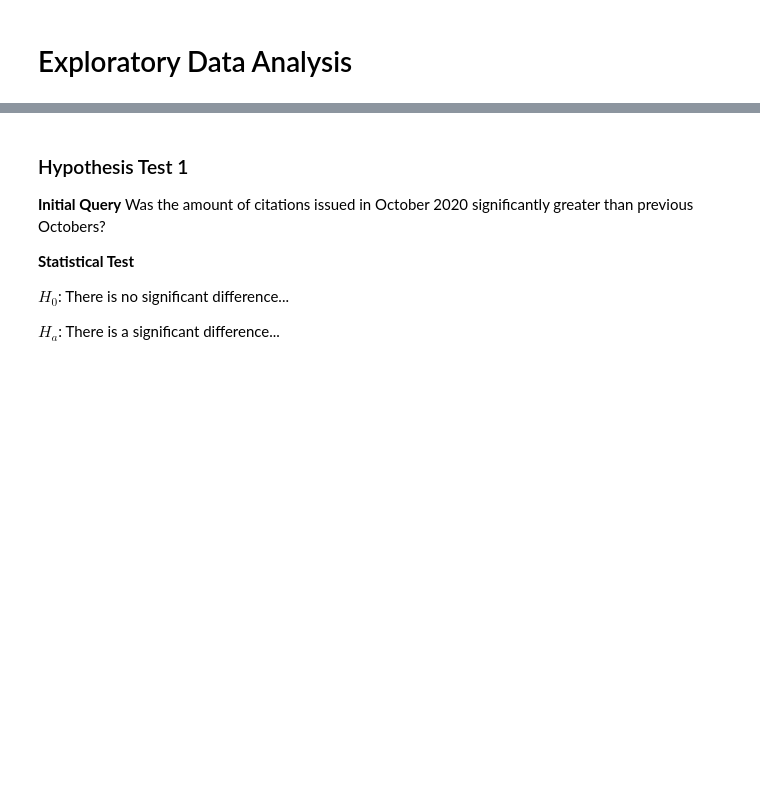
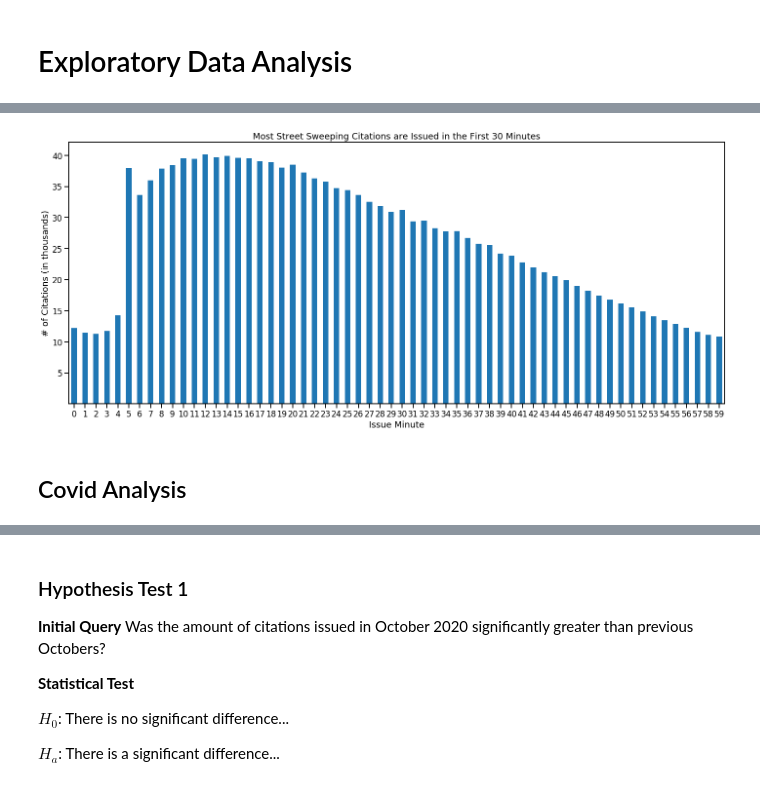
Before and after one commit to Promeos/LADOT-COVID19-enforcement, a Jupyter notebook: MVP.ipynb, the cells around one changed output, grey strips where cells are left out. Drawn from its saved outputs; the diff is of its cells as text; code cells hidden in the pictures; blank space fills up the shorter version.

```diff
--- a/MVP.ipynb
+++ b/MVP.ipynb
@@ -143,0 +145,21 @@ for i in range(0, 3):
+# %%
+sns.set_context('talk')
+
+# Issue Minute Plot
+df_citation_times.issue_minute.value_counts().sort_index().plot.bar(figsize=(20, 9))
+
+# Axis labels
+plt.title('Most Street Sweeping Citations are Issued in the First 30 Minutes')
+plt.xlabel('Issue Minute')
+plt.ylabel('# of Citations (in thousands)')
+# plt.axvspan(0, 30, facecolor='grey', alpha=0.1)
+
+# Chart Formatting
+plt.xticks(rotation=0)
+plt.yticks(range(5_000, 40_001, 5_000), ['5', '10', '15', '20', '25', '30', '35', '40'])
+plt.tight_layout()
+plt.show()
+# %% [output]
+[figure, added]
+# %% [markdown]
+## Covid Analysis
```
Also changed, not shown: parts of 16 cells of this notebook, 1 other file.
